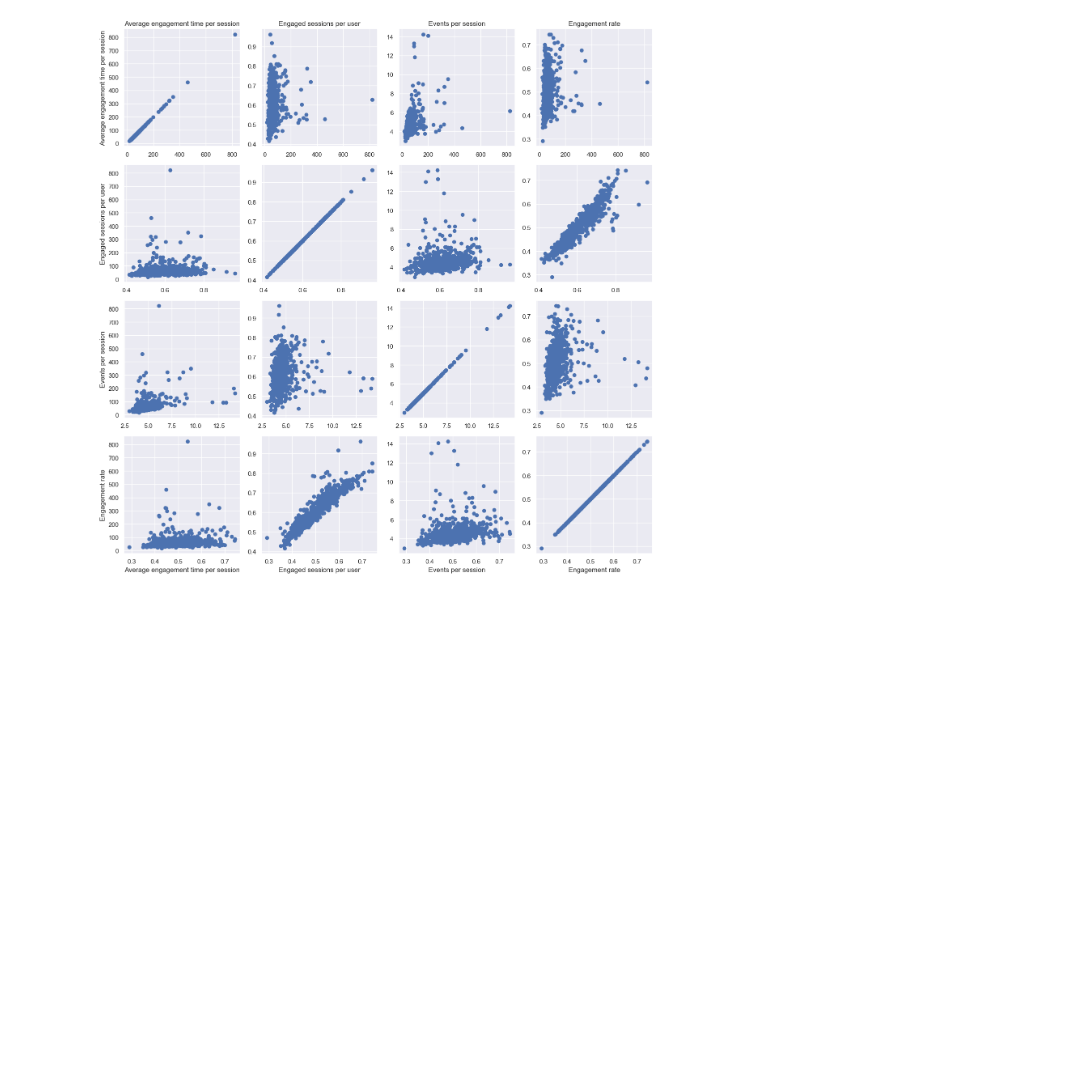
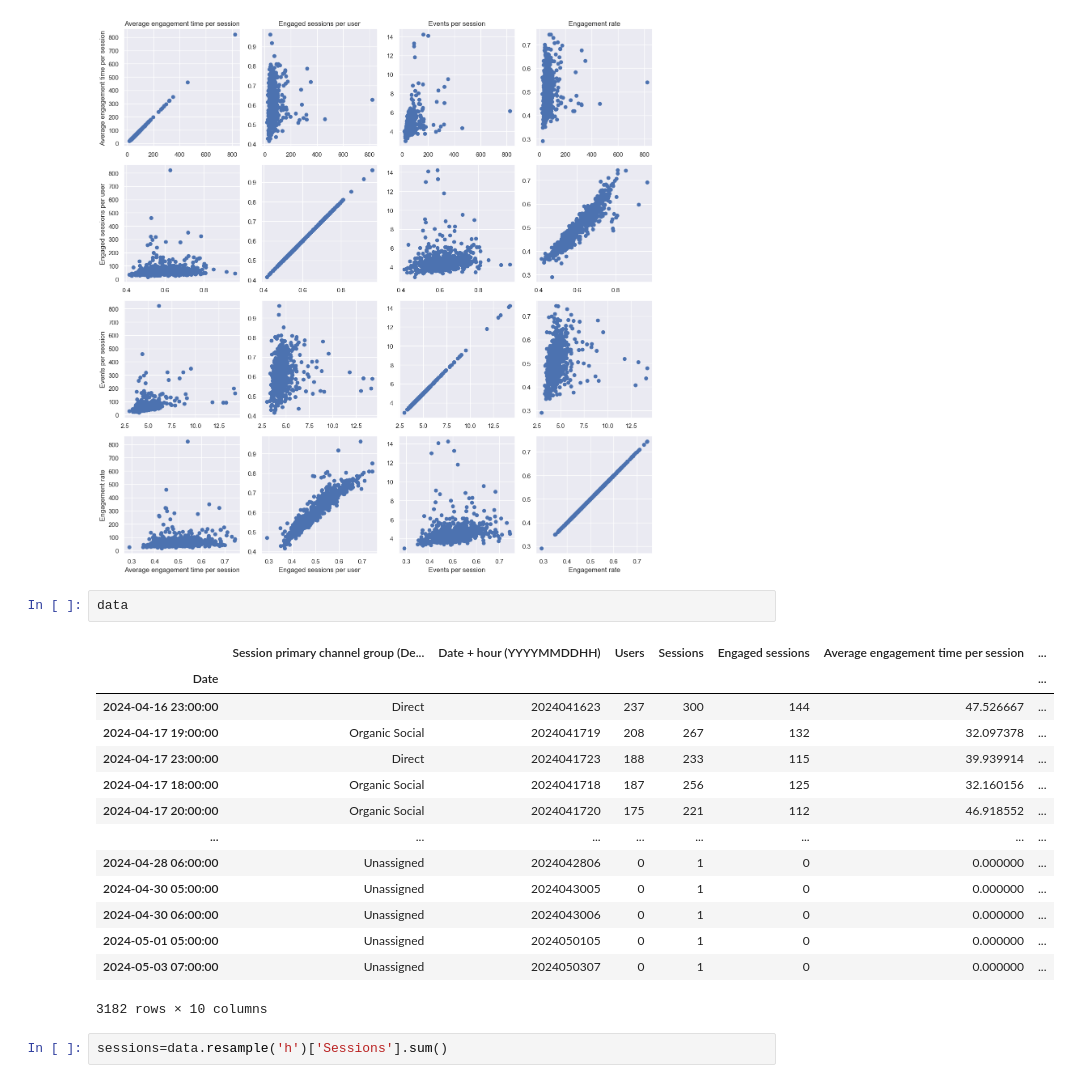
Before and after one commit to lucaslulucaslu/Data-Science-Practice-Projects, a Jupyter notebook: 15. Website performance Analysis/website performance analysis.ipynb, the cells around one changed output. Saved outputs shown, nothing was run; the diff lists cells and outputs as text; blank space fills up the shorter version.

```diff
--- a/15. Website performance Analysis/website performance analysis.ipynb
+++ b/15. Website performance Analysis/website performance analysis.ipynb
@@ -70,3 +69,22 @@ plt.tight_layout()
 plt.show()
 # %% [output]
 [figure]
+# %%
+data
+# %% [output]
+|  | Session primary channel group (De... | Date + hour (YYYYMMDDHH) | Users | Sessions | Engaged sessions | Average engagement time per session | ... |
+| Date |  |  |  |  |  |  | ... |
+| 2024-04-16 23:00:00 | Direct | 2024041623 | 237 | 300 | 144 | 47.526667 | ... |
+| 2024-04-17 19:00:00 | Organic Social | 2024041719 | 208 | 267 | 132 | 32.097378 | ... |
+| 2024-04-17 23:00:00 | Direct | 2024041723 | 188 | 233 | 115 | 39.939914 | ... |
+| 2024-04-17 18:00:00 | Organic Social | 2024041718 | 187 | 256 | 125 | 32.160156 | ... |
+| 2024-04-17 20:00:00 | Organic Social | 2024041720 | 175 | 221 | 112 | 46.918552 | ... |
+| ... | ... | ... | ... | ... | ... | ... | ... |
+| 2024-04-28 06:00:00 | Unassigned | 2024042806 | 0 | 1 | 0 | 0.000000 | ... |
+| 2024-04-30 05:00:00 | Unassigned | 2024043005 | 0 | 1 | 0 | 0.000000 | ... |
+| 2024-04-30 06:00:00 | Unassigned | 2024043006 | 0 | 1 | 0 | 0.000000 | ... |
+| 2024-05-01 05:00:00 | Unassigned | 2024050105 | 0 | 1 | 0 | 0.000000 | ... |
+| 2024-05-03 07:00:00 | Unassigned | 2024050307 | 0 | 1 | 0 | 0.000000 | ... |
+3182 rows × 10 columns
+# %%
+sessions=data.resample('h')['Sessions'].sum()
```
Also changed, not shown: parts of 9 cells of this notebook.
